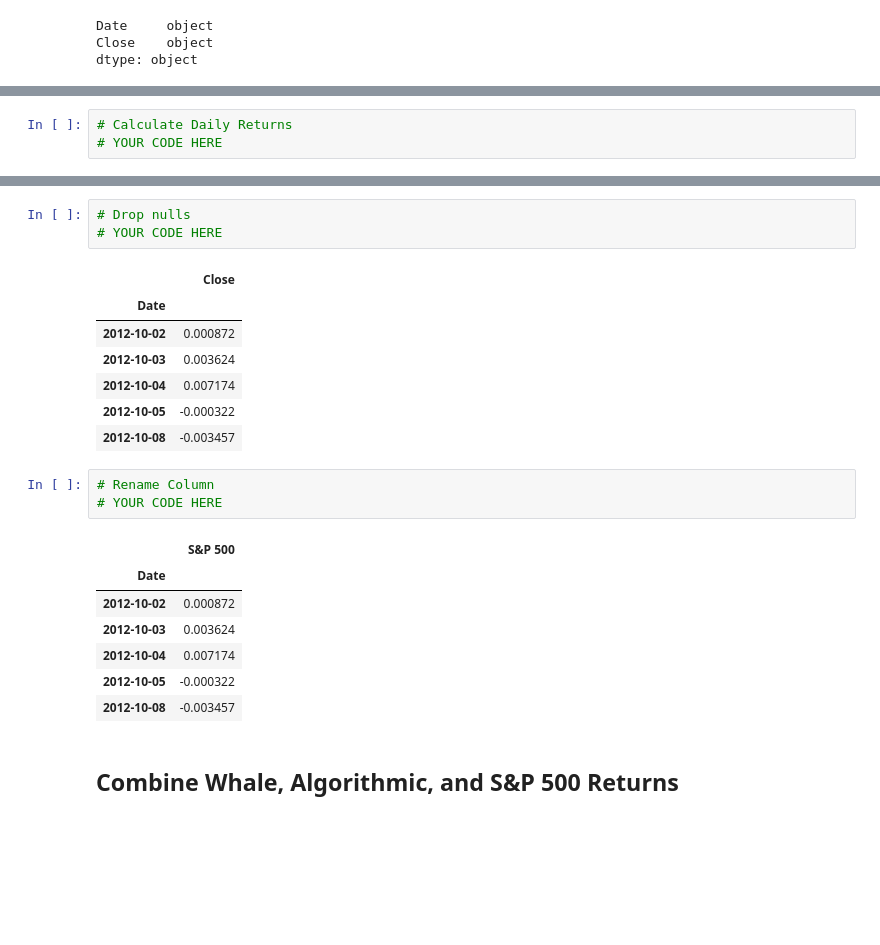
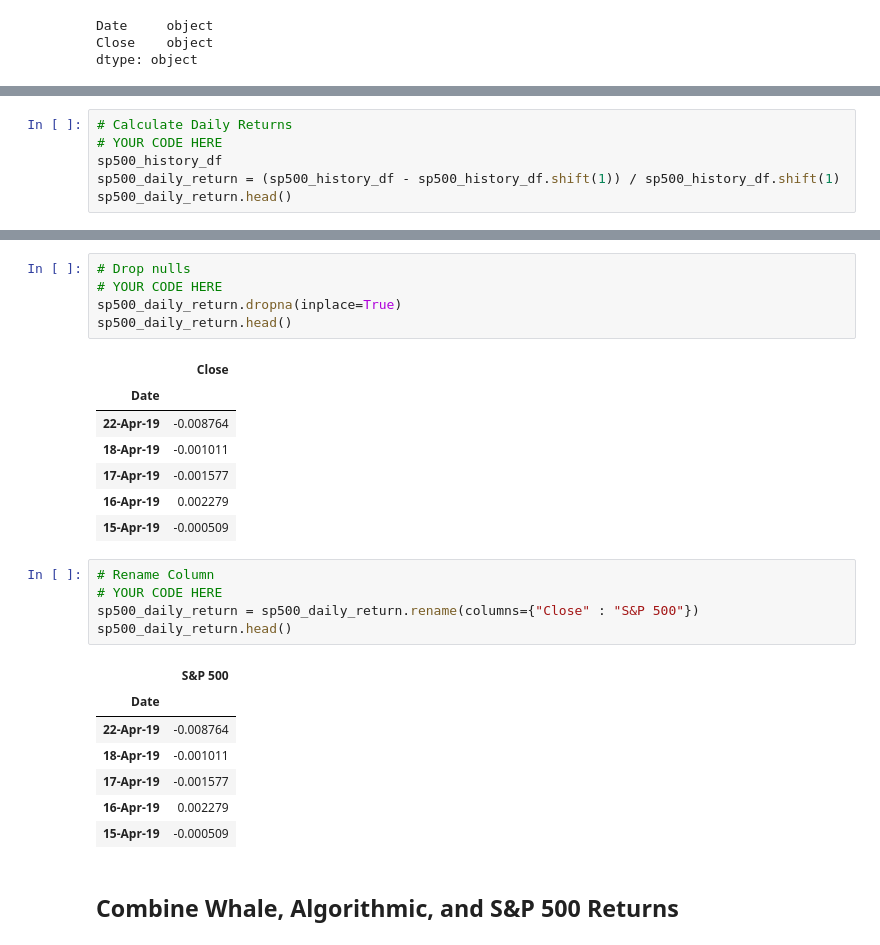
Before and after one commit to dbogatic/jupyter-homework, a Jupyter notebook: whale_analysis.ipynb, the cells around one changed output, grey strips where cells are left out. Saved outputs shown, nothing was run; the diff lists cells and outputs as text; blank space fills up the shorter version.

Commit message:
sp500 return

```diff
--- a/whale_analysis.ipynb
+++ b/whale_analysis.ipynb
@@ -133,4 +132,7 @@ dtype: object
 # %%
 # Calculate Daily Returns
 # YOUR CODE HERE
+sp500_history_df
+sp500_daily_return = (sp500_history_df - sp500_history_df.shift(1)) / sp500_history_df.shift(1)
+sp500_daily_return.head()
 # %% [output]
@@ -140,25 +146,29 @@ dtype: object
 # %%
 # Drop nulls
 # YOUR CODE HERE
+sp500_daily_return.dropna(inplace=True)
+sp500_daily_return.head()
 # %% [output]
 |  | Close |
 | Date |  |
-| 2012-10-02 | 0.000872 |
-| 2012-10-03 | 0.003624 |
-| 2012-10-04 | 0.007174 |
-| 2012-10-05 | -0.000322 |
-| 2012-10-08 | -0.003457 |
+| 22-Apr-19 | -0.008764 |
+| 18-Apr-19 | -0.001011 |
+| 17-Apr-19 | -0.001577 |
+| 16-Apr-19 | 0.002279 |
+| 15-Apr-19 | -0.000509 |
 # %%
 # Rename Column
 # YOUR CODE HERE
+sp500_daily_return = sp500_daily_return.rename(columns={"Close" : "S&P 500"})
+sp500_daily_return.head()
 # %% [output]
 |  | S&P 500 |
 | Date |  |
-| 2012-10-02 | 0.000872 |
-| 2012-10-03 | 0.003624 |
-| 2012-10-04 | 0.007174 |
-| 2012-10-05 | -0.000322 |
-| 2012-10-08 | -0.003457 |
+| 22-Apr-19 | -0.008764 |
+| 18-Apr-19 | -0.001011 |
+| 17-Apr-19 | -0.001577 |
+| 16-Apr-19 | 0.002279 |
+| 15-Apr-19 | -0.000509 |
 # %% [markdown]
 ## Combine Whale, Algorithmic, and S&P 500 Returns
 # %%
```
Also changed, not shown: parts of 3 cells of this notebook.
